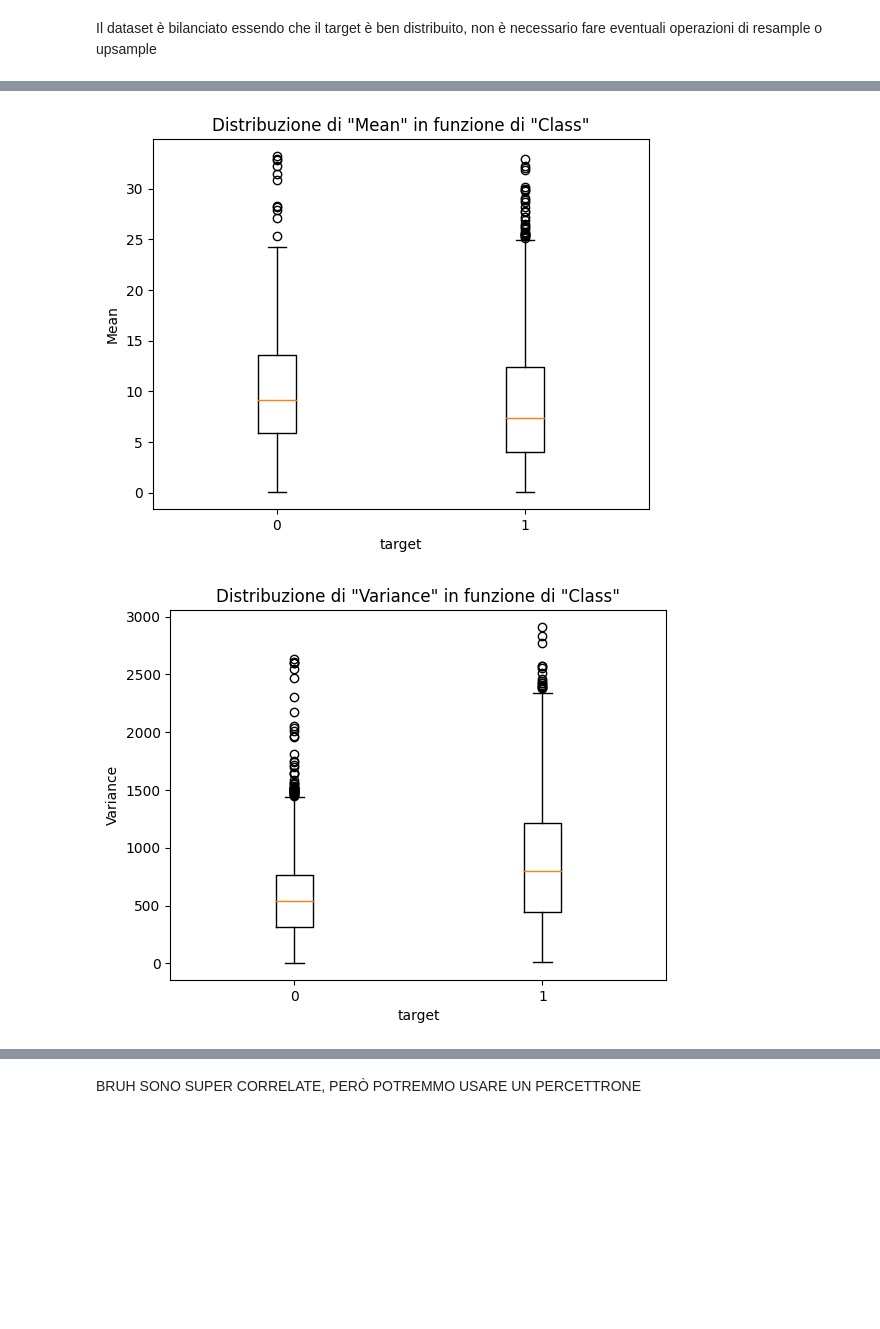
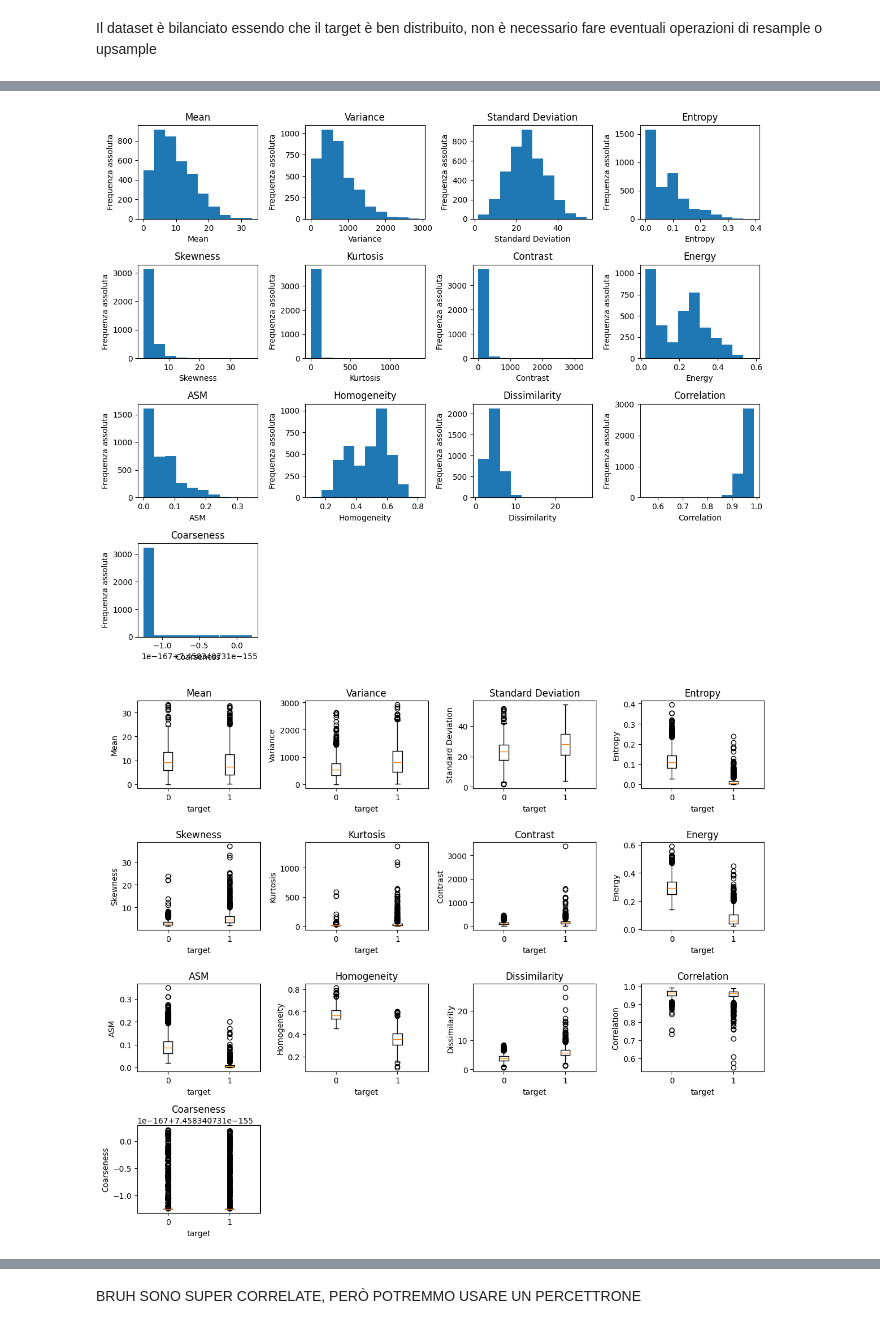
Before and after one commit to Tezze2001/brain-tumor-analysis, a Jupyter notebook: dataset_analysis.ipynb, the cells around one changed output, grey strips where cells are left out. Cells and saved outputs as stored; diff of their text form; code cells hidden in the pictures; blank space fills up the shorter version.

Commit message:
:art: better graphs

```diff
--- a/dataset_analysis.ipynb
+++ b/dataset_analysis.ipynb
@@ -68,10 +68,3 @@ plt.show()
 [figure]
 # %% [markdown]
 Il dataset è bilanciato essendo che il target è ben distribuito, non è necessario fare eventuali operazioni di resample o upsample
-# %%
-for col_name in df.columns[2:]:
-    plt.hist(df[col_name])
-    plt.xlabel(col_name)
-    plt.ylabel("Frequenza assoluta")
-    plt.title("Distribuzione della variabile \"" + col_name + "\"")
-    plt.show()
@@ -92,18 +71,57 @@ for col_name in df.columns[2:]:
+# %%
+num_rows = 4
+num_cols = 4
+
+fig, axs = plt.subplots(num_rows, num_cols, figsize=(12, 10))
+
+axs = axs.flatten()
+
+i = 0
+
+for col_name in df.columns[2:]:
+    axs[i].hist(df[col_name])
+    axs[i].set_xlabel(col_name)
+    axs[i].set_ylabel("Frequenza assoluta")
+    axs[i].set_title(col_name)
+
+    i = i + 1
+
+for j in range(13, num_rows * num_cols):
+    fig.delaxes(axs[j])
+
+plt.tight_layout()
+
+plt.show()
+# %% [output]
+[figure, added]
 # %%
+num_rows = 4
+num_cols = 4
+
+fig, axs = plt.subplots(num_rows, num_cols, figsize=(12, 10))
+
+axs = axs.flatten()
+
+i = 0
+
 for col_name in df.columns[2:]:
     data_to_plot = {
         '0': df[df['Class'] == 0][col_name],
         '1': df[df['Class'] == 1][col_name],
     }
 
-    # Crea il grafico a boxplot
-    fig, ax = plt.subplots()
-    ax.boxplot(data_to_plot.values())
-    ax.set_xticklabels(data_to_plot.keys())
-    ax.set_ylabel(col_name)
-    ax.set_xlabel('target')
-    plt.title("Distribuzione di \"" + col_name + "\" in funzione di \"Class\"")
-    plt.show()
+    axs[i].boxplot(data_to_plot.values())
+    axs[i].set_xticklabels(data_to_plot.keys())
+    axs[i].set_ylabel(col_name)
+    axs[i].set_xlabel('target')
+    axs[i].set_title(col_name)
+    i = i + 1
+
+for j in range(13, num_rows * num_cols):
+    fig.delaxes(axs[j])
+
+plt.tight_layout()
+
+plt.show()
 # %% [output]
-[figure, old version]
+[figure, new version]
-[figure, removed]
```
Also changed, not shown: parts of 4 cells of this notebook.
